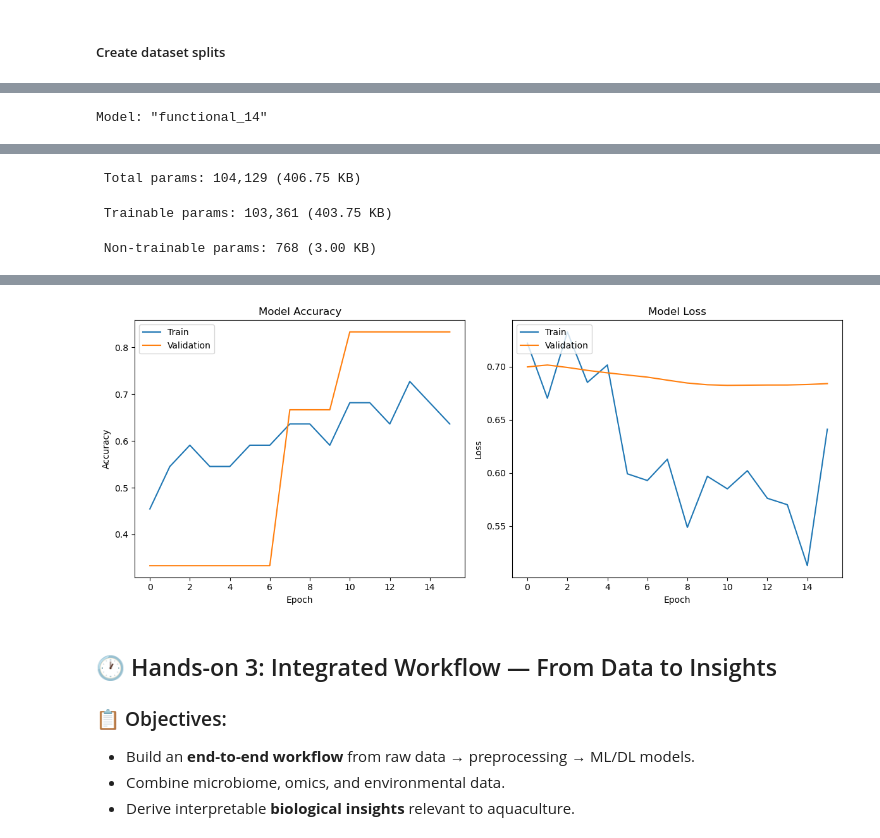
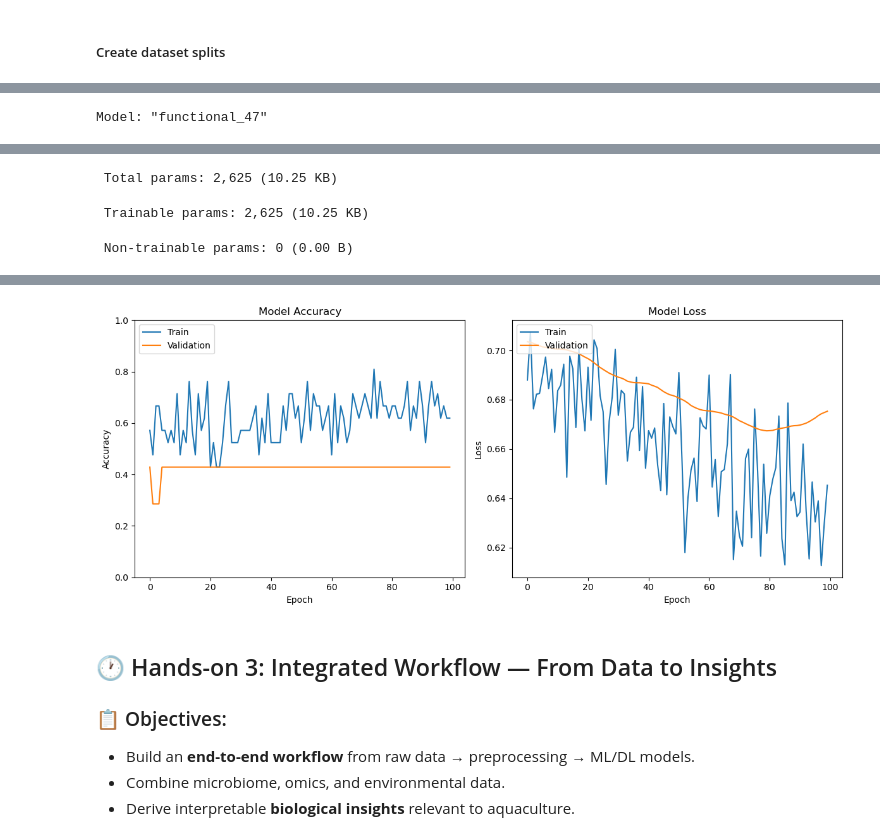
Before and after one commit to berkayekren/COST-BioAqua-HandsOn_Session, a Jupyter notebook: COST_BIOAQUA_CA22106_20251021.ipynb, the cells around one changed output, grey strips where cells are left out. Cells and saved outputs as stored; diff of their text form; code cells hidden in the pictures.

```diff
--- a/COST_BIOAQUA_CA22106_20251021.ipynb
+++ b/COST_BIOAQUA_CA22106_20251021.ipynb
@@ -856,6 +836,6 @@ Target Train: (28,) | Test: (7,)
 # %%
-# Apply feature selection with Boruta
-print("\n--- Feature Selection using Boruta for Late Integration ---")
+# Apply feature selection with Boruta this can be too sctick for some datasets.
+print("\n--- Feature Selection using Boruta for Deep Learning ---")
 
 # Define a function to run Boruta, as we'll do it for each dataset
 def run_boruta_selection(X_train, y_train, data_name=""):
@@ -884,16 +864,18 @@ def run_boruta_selection(X_train, y_train, data_name=""):
 # Run Boruta on Microbiome Data
 boruta_mask_micro = run_boruta_selection(X_micro_train, y_train_dl, "Microbiome")
 X_micro_train_selected = X_micro_train.loc[:, boruta_mask_micro]
+X_micro_val_selected = X_micro_val.loc[:, boruta_mask_micro]
 X_micro_test_selected = X_micro_test.loc[:, boruta_mask_micro]
 
 # Run Boruta on Metabolome Data
 boruta_mask_metab = run_boruta_selection(X_metab_train, y_train_dl, "Metabolome")
 X_metab_train_selected = X_metab_train.loc[:, boruta_mask_metab]
+X_metab_val_selected = X_metab_val.loc[:, boruta_mask_metab]
 X_metab_test_selected = X_metab_test.loc[:, boruta_mask_metab]
 
 print("\n Shapes after Boruta Feature Selection ")
-print("Microbiome Train:", X_micro_train_selected.shape, "| Microbiome Test:", X_micro_test_selected.shape)
-print("Metabolome Train:", X_metab_train_selected.shape, "| Metabolome Test:", X_metab_test_selected.shape)
+print("Microbiome Train:", X_micro_train_selected.shape, "| Validation:", X_micro_val_selected.shape, "| Test:", X_micro_test_selected.shape)
+print("Metabolome Train:", X_metab_train_selected.shape, "| Validation:", X_metab_val_selected.shape, "| Test:", X_metab_test_selected.shape)
 
-# The selected dataframes (e.g., X_micro_train_selected) are now ready for the next step.
+# The selected dataframes are now ready for the next step.
 # %% [output]
@@ -919,42 +893,39 @@ Metabolome Train: (28, 0) | Metabolome Test: (7, 0)
 # %%
 # Build a Multi-Input Deep Learning Model using Keras Functional API
+seed_value = 100
+
+os.environ['PYTHONHASHSEED'] = str(seed_value)
+random.seed(seed_value)
+np.random.seed(seed_value)
+tf.random.set_seed(seed_value)
 
 # Define the input layers for each data type
-input_micro = Input(shape=(X_micro_train.shape[1],), name='microbiome_input')
-input_metab = Input(shape=(X_metab_train.shape[1],), name='metabolome_input')
+input_micro = Input(shape=(X_micro_train_selected.shape[1],), name='microbiome_input')
+input_metab = Input(shape=(X_metab_train_selected.shape[1],), name='metabolome_input')
 
 # Microbiome Branch
-# This branch processes the microbiome data
-x1 = Dense(256, activation='relu')(input_micro)
-x1 = BatchNormalization()(x1)
-x1 = Dropout(0.5)(x1)
-x1 = Dense(128, activation='relu')(x1)
-x1 = Model(inputs=input_micro, outputs=x1) # This defines the microbiome sub-model
+x1 = Dense(32, activation='relu')(input_micro)
+x1 = Dropout(0.3)(x1)
+x1 = Model(inputs=input_micro, outputs=x1)
 
 # Metabolome Branch
-# This branch processes the metabolome data
-x2 = Dense(128, activation='relu')(input_metab)
-x2 = BatchNormalization()(x2)
-x2 = Dropout(0.5)(x2)
-x2 = Dense(64, activation='relu')(x2)
-x2 = Model(inputs=input_metab, outputs=x2) # This defines the metabolome sub-model
+x2 = Dense(16, activation='relu')(input_metab)
+x2 = Dropout(0.3)(x2)
+x2 = Model(inputs=input_metab, outputs=x2)
 
 # Concatenate the branches
-# The outputs of the two branches are combined
 combined = Concatenate()([x1.output, x2.output])
 
 # Fully Connected Head
-# These layers process the combined data
-z = Dense(128, activation='relu')(combined)
-z = Dropout(0.5)(z)
-z = Dense(64, activation='relu')(z)
-output = Dense(1, activation='sigmoid', name='final_output')(z) # Binary classification output
+z = Dense(16, activation='relu')(combined)
+z = Dropout(0.3)(z)
+output = Dense(1, activation='sigmoid', name='final_output')(z)
 
 # Create and Compile the Model
-# The final model takes two inputs and produces one output
+optimizer = Adam(learning_rate=0.001)
 multi_input_model = Model(inputs=[x1.input, x2.input], outputs=output)
 
-multi_input_model.compile(optimizer='adam',
+multi_input_model.compile(optimizer=optimizer,
                           loss='binary_crossentropy',
                           metrics=['accuracy', 'AUC'])
 
@@ -963,18 +934,18 @@ multi_input_model.summary()
 
 # Train the Model
 history = multi_input_model.fit(
-    [X_micro_train, X_metab_train],
+    [X_micro_train_selected, X_metab_train_selected],
     y_train_dl,
-    epochs=50,
-    batch_size=16,
-    validation_split=0.2, # Use part of the training data for validation
-    callbacks=[EarlyStopping(monitor='val_loss', patience=5, restore_best_weights=True)],
+    epochs=150, # Increased epochs
+    batch_size=16, # Increased batch size
+    validation_data=([X_micro_val_selected, X_metab_val_selected], y_val_dl),
+    callbacks=[EarlyStopping(monitor='val_loss', patience=20, restore_best_weights=True)], # Increased patience
     verbose=1
 )
 
 # Evaluate the Model on the Test Set
 print("\n Evaluating the multi-input model on the test set ")
-loss, accuracy, auc = multi_input_model.evaluate([X_micro_test, X_metab_test], y_test_dl)
+loss, accuracy, auc = multi_input_model.evaluate([X_micro_test_selected, X_metab_test_selected], y_test_dl)
 print(f"Test Accuracy: {accuracy:.4f}")
 print(f"Test AUC: {auc:.4f}")
 
@@ -989,6 +960,7 @@ plt.title('Model Accuracy')
 plt.ylabel('Accuracy')
 plt.xlabel('Epoch')
 plt.legend(['Train', 'Validation'], loc='upper left')
+plt.ylim([0, 1])
 
 # Plot training & validation loss values
 plt.subplot(1, 2, 2)
@@ -1002,7 +974,7 @@ plt.legend(['Train', 'Validation'], loc='upper left')
 plt.tight_layout()
 plt.show()
 # %% [output]
-Model: "functional_14"
+Model: "functional_47"
 ┏━━━━━━━━━━━━━━━━━━━━━┳━━━━━━━━━━━━━━━━━━━┳━━━━━━━━━━━━┳━━━━━━━━━━━━━━━━━━━┓
 ┃ Layer (type)        ┃ Output Shape      ┃    Param # ┃ Connected to      ┃
 ┡━━━━━━━━━━━━━━━━━━━━━╇━━━━━━━━━━━━━━━━━━━╇━━━━━━━━━━━━╇━━━━━━━━━━━━━━━━━━━┩
@@ -1021,5 +993,5 @@ Model: "functional_14"
 │ (Dense)             │                   │            │                   │
 └─────────────────────┴───────────────────┴────────────┴───────────────────┘
- Total params: 104,129 (406.75 KB)
+ Total params: 2,625 (10.25 KB)
- Trainable params: 103,361 (403.75 KB)
+ Trainable params: 2,625 (10.25 KB)
- Non-trainable params: 768 (3.00 KB)
+ Non-trainable params: 0 (0.00 B)
@@ -1043,4 +1015,4 @@ Test AUC: 0.1667
-[figure, old version]
+[figure, new version]
 # %% [markdown]
 ## 🕐 Hands-on 3: Integrated Workflow — From Data to Insights
 ### 📋 Objectives:
```
Also changed, not shown: parts of 15 cells of this notebook.
